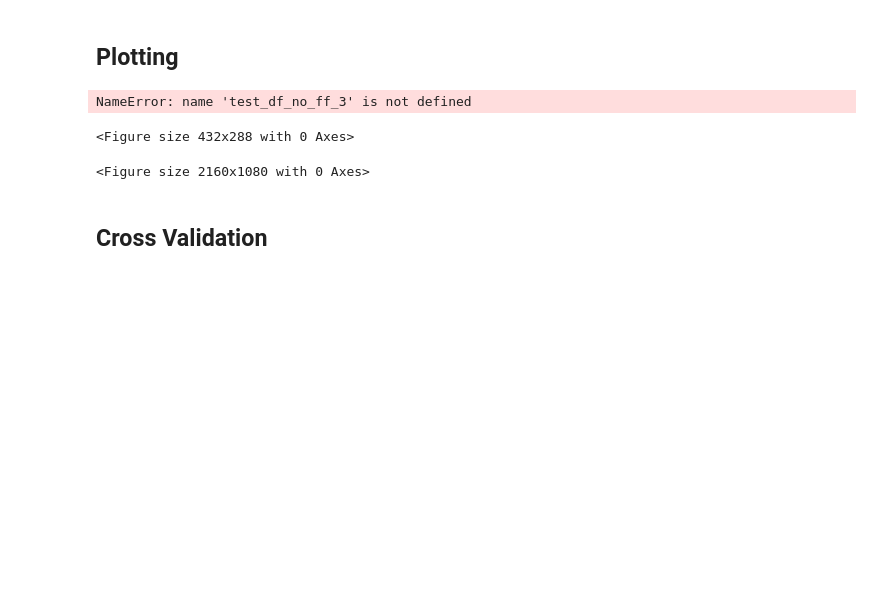
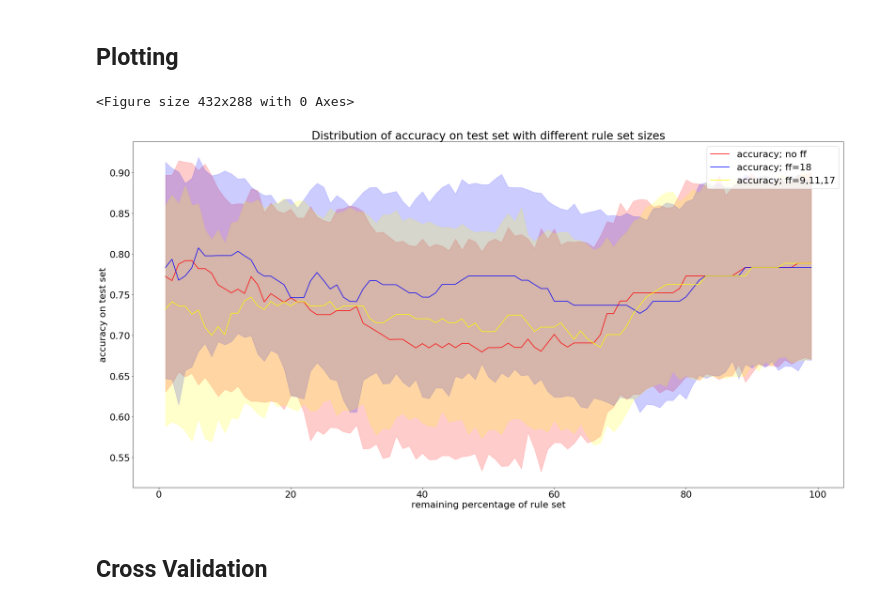
Before and after one commit to tamaramueller/Peclides-Neuro, a Jupyter notebook: evaluation_speech_data_set.ipynb, the cells around one changed output. Saved outputs shown, nothing was run; the diff lists cells and outputs as text; code cells hidden in the pictures; blank space fills up the shorter version.

```diff
--- a/evaluation_speech_data_set.ipynb
+++ b/evaluation_speech_data_set.ipynb
@@ -91,34 +91,37 @@ Text(0.5,1,'Distribution of accuracy on test set with different rule set sizes')
 # %%
 fig = plt.figure()
 plt.figure(figsize=(30,15))
 
 #ax1 = sns.barplot(percentage, number_rules, color="#bad1e3", label="number of rules")
 #ax2 = ax1.twinx()
-ax2 = sns.lineplot(x='percentage', y='accuracy', data=test_df_no_ff_3, color='r', label='accuracy; no ff')
+ax2 = sns.lineplot(x='percentage', y='accuracy', data=test_df_18_newperfscore_random, color='r', label='accuracy; no ff')
+#ax3 = sns.lineplot(x='percentage', y='accuracy', data=test_df_18_newperfscore_random, color='green', label='mse; no ff')
+
 #ax3 = sns.lineplot(x='percentage', y='accuracy', data=test_df_123, color='g', label='accuracy; ff=1,2,3')
 #ax4 = sns.lineplot(x='percentage', y='mse', data=test_df_0_8_21_newperfscore, color='green', label='accuracy; ff=0,18,21')
 #ax5 = sns.lineplot(x='percentage', y='mse', data=test_df_3_6_11_newperfscore, color='b', label='accuracy; ff=3,6,11')
 #ax6 = sns.lineplot(x='percentage', y='accuracy', data=test_df_6_plus_mse, color='orange', label='accuracy; ff=6')
-ax7 = sns.lineplot(x='percentage', y='accuracy', data=test_df_18_newperfscore, color='blue', label='accuracy; ff=18')
-ax7 = sns.lineplot(x='percentage', y='accuracy', data=test_df_9_11_17_newperfscore, color='yellow', label='accuracy; ff=9,11,17')
+ax7 = sns.lineplot(x='percentage', y='accuracy', data=df_18_newperfscore_random_mse, color='blue', label='accuracy; ff=18')
+#ax7 = sns.lineplot(x='percentage', y='accuracy', data=df_18_newperfscore_random_mse, color='green', label='mse; ff=18')
 
-test_df_9_11_17_newperfscore
+ax7 = sns.lineplot(x='percentage', y='accuracy', data=df_9_11_17_newperfscore_random_mse, color='yellow', label='accuracy; ff=9,11,17')
+#ax8 = sns.lineplot(x='percentage', y='mse', data=df_9_11_17_newperfscore_random_mse, color='green', label='mse; ff=9,11,17')
+
 
 #ax2 = sns.lineplot(percentage, acc, color='r', label="accuracy")
 ax2.grid(False)
 #ax1.set(xlabel='remaining percentage of rule set', ylabel='number of rules in rule set')
 ax2.set(xlabel='remaining percentage of rule set', ylabel='accuracy on test set')
 plt.title("Distribution of accuracy on test set with different rule set sizes")
 plt.legend()
 #ax1.legend(loc ='upper left')
 
-plt.rcParams.update({'font.size': 18})
-#plt.savefig("plots/rule_score_pers/dist_acc_test_set_number_rules_cv_comparison_different_ff_no_bars_ex3.svg")
+plt.rcParams.update({'font.size': 22})
+plt.savefig("plots/rule_score_pers/dist_acc_test_set_number_rules_cv_comparison_different_ff_ex5.svg")
 plt.show()
 # %% [output]
-NameError: name 'test_df_no_ff_3' is not defined
+<Figure size 432x288 with 0 Axes>
-<Figure size 432x288 with 0 Axes>
-<Figure size 2160x1080 with 0 Axes>
+[figure, added]
 # %% [markdown]
 ## Cross Validation
 # %%
```
Also changed, not shown: parts of 8 cells of this notebook.
